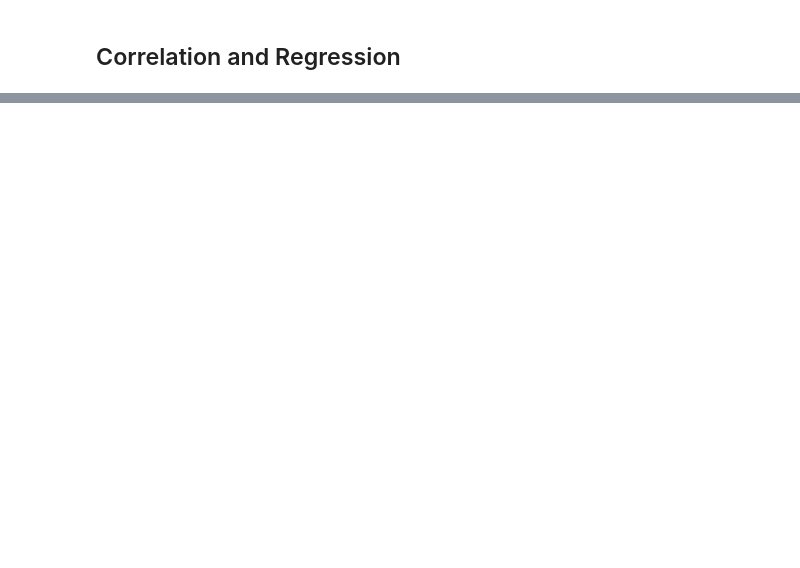
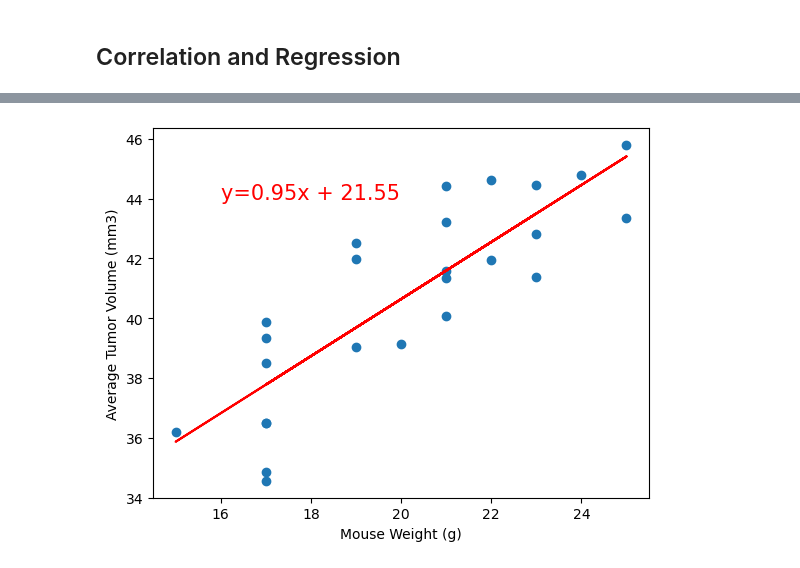
Before and after one commit to thebuttercupgang/module-5-challenge, a Jupyter notebook: Pymaceuticals/pymaceuticals_starter.ipynb, the cells around one changed output, grey strips where cells are left out. Drawn from its saved outputs; the diff is of its cells as text; code cells hidden in the pictures; blank space fills up the shorter version.

```diff
--- a/Pymaceuticals/pymaceuticals_starter.ipynb
+++ b/Pymaceuticals/pymaceuticals_starter.ipynb
@@ -262,0 +281,19 @@ The correlation between mouse weight and the average tumor volume is 0.84
+# %%
+# Calculate the correlation coefficient and a linear regression model
+# for mouse weight and average observed tumor volume for the entire Capomulin regimen
+
+#gathering the values
+(slope, intercept, rvalue, pvalue, stderr) = st.linregress(x,y)
+regression = intercept + (slope * x)
+line_eq = f"y={round(slope, 2)}x + {round(intercept, 2)}"
+
+#preparing the scatterplot
+plt.scatter(x, y)
+plt.xlabel("Mouse Weight (g)")
+plt.ylabel("Average Tumor Volume (mm3)")
+plt.plot(x, regression, color = "r")
+plt.annotate(line_eq,xy=(16,44),fontsize= 15,color="r")
+
+plt.show()
+# %% [output]
+[figure, added]
```
Also changed, not shown: parts of 11 cells of this notebook.
